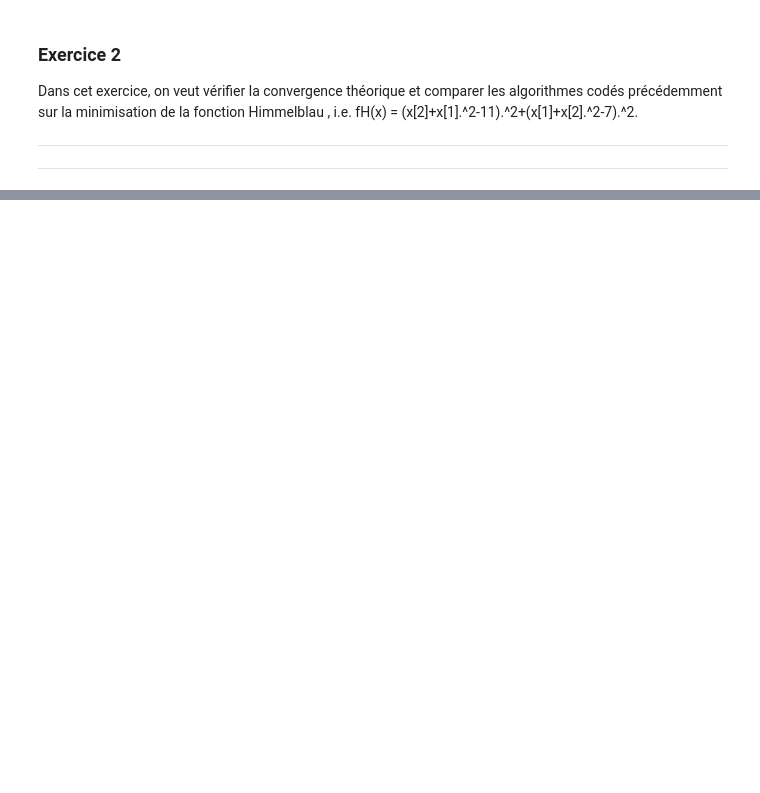
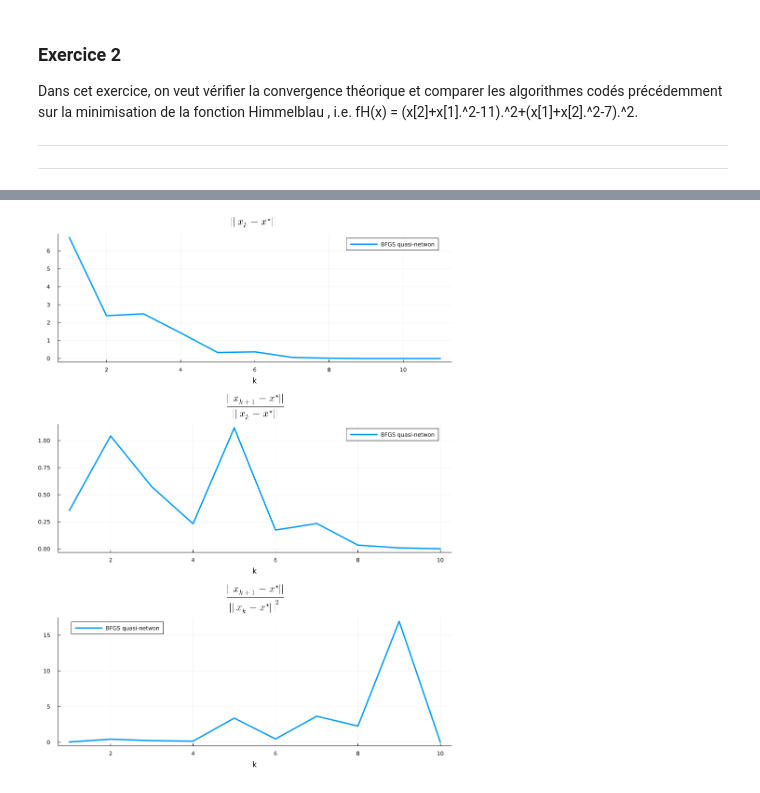
Before and after one commit to paraynaud/MTH8408-Hiv24, a Jupyter notebook: lab2 JP/Lab2_pallage.ipynb, the cells around one changed output, grey strips where cells are left out. Drawn from its saved outputs; the diff is of its cells as text; code cells hidden in the pictures; blank space fills up the shorter version.

```diff
--- a/lab2 JP/Lab2_pallage.ipynb
+++ b/lab2 JP/Lab2_pallage.ipynb
@@ -465,8 +476,10 @@ function bfgs_quasi_newton_armijo(nlp, x0, verbose::Bool = true, epsilon_abs = 1
     if k == 0
       Hk = (transpose(yk)*sk ./ (transpose(yk)*yk)) *I
     end
+    if transpose(yk)*sk > 0 # skip if not respected
+      Hk = nextH(sk, yk, Hk)
+    end
 
-    Hk = nextH(sk, yk, Hk)
     k += 1
 
     # prints
@@ -877,0 +955,10 @@ DimensionMismatch: DimensionMismatch: second dimension of A, 10, does not match
+# %%
+k = 1:length(dist3)
+l = 1:length(conv3)
+p1=plot(k, [dist3], title=L"$||x_{k} - x^{\star} ||$", label="BFGS quasi-netwon", linewidth=3, xlabel="k")
+p2 = plot(l, [conv3], title=L"$\frac{||x_{k+1} - x^{\star} ||}{||x_{k} - x^{\star}||}$", label="BFGS quasi-netwon", linewidth=3, xlabel="k")
+p3 = plot(l, [conv_quad3], title=L"$\frac{||x_{k+1} - x^{\star} ||}{||x_{k} - x^{\star}||^2}$",label="BFGS quasi-netwon", linewidth=3, xlabel="k")
+plot!(size=(900,1200))
+plot(p1, p2, p3, layout=(3,1), legend=true)
+# %% [output]
+[figure, added]
```
Also changed, not shown: parts of 21 cells of this notebook, 1 other file.
